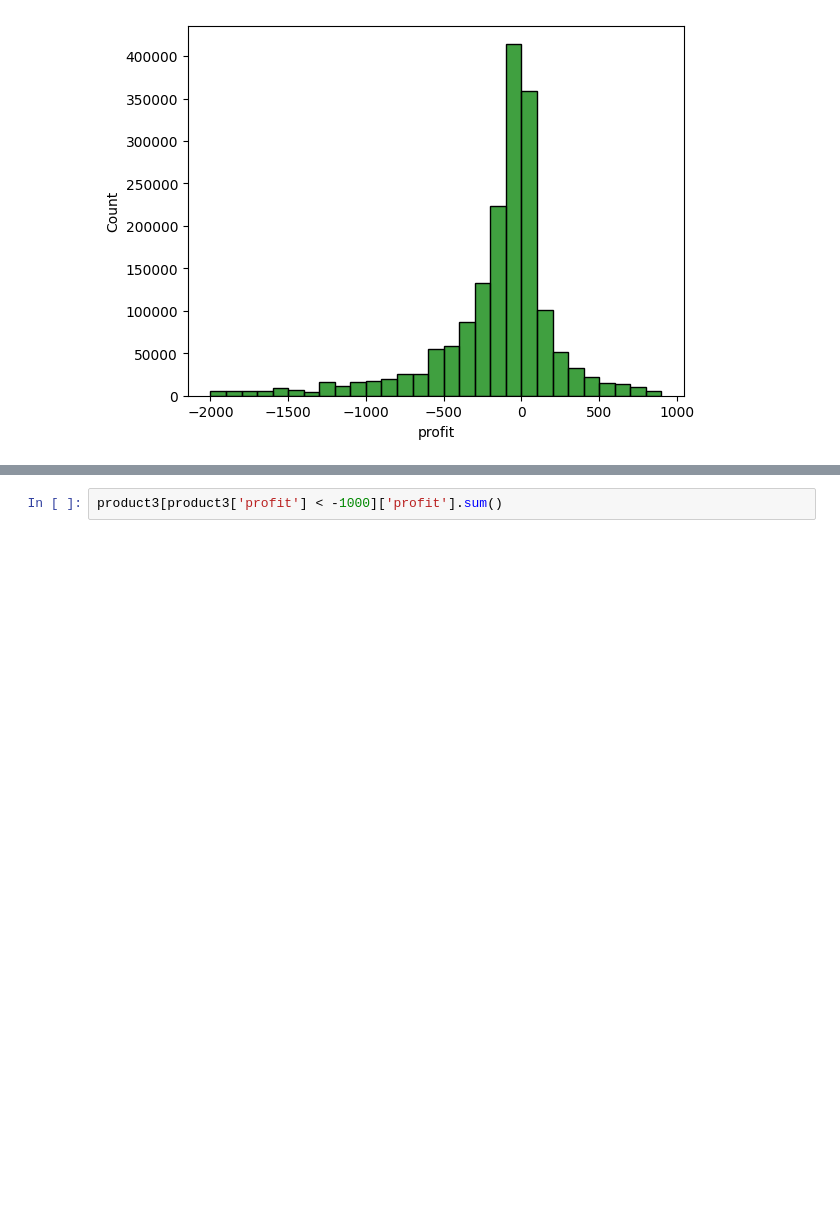
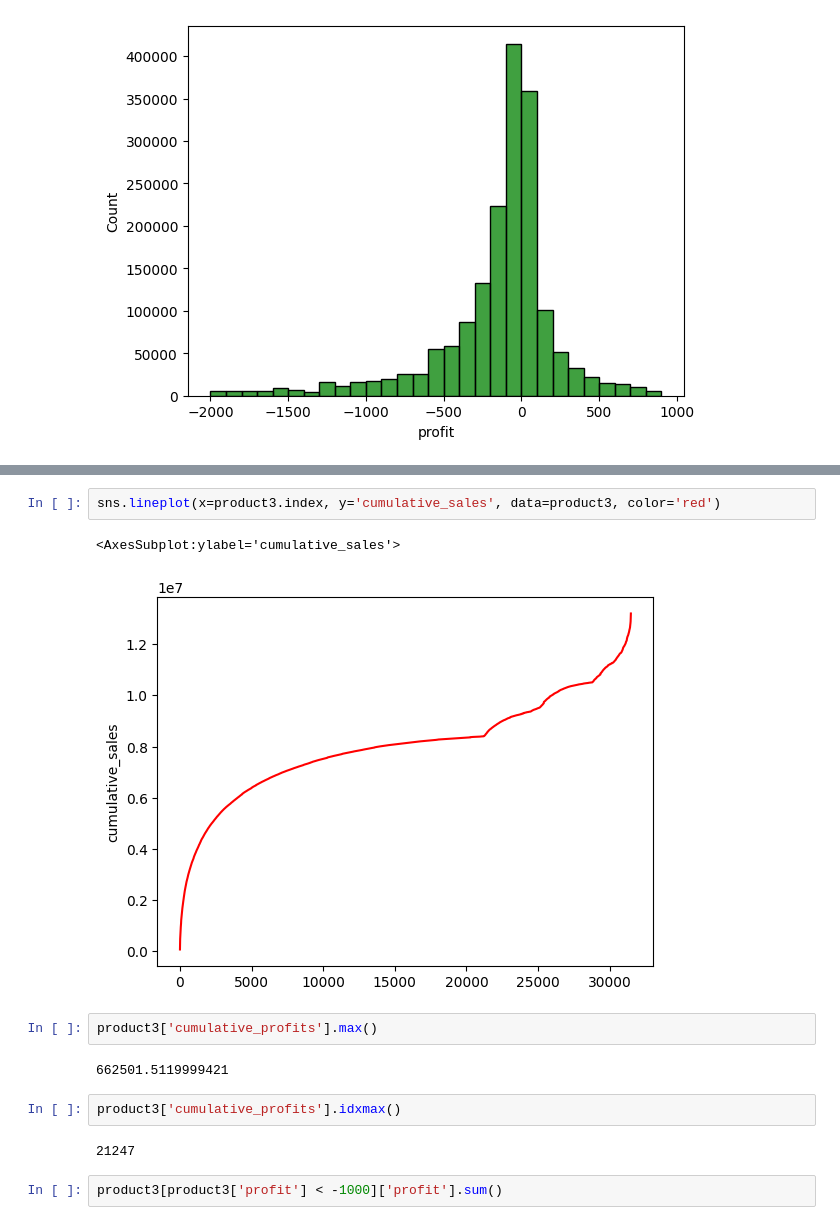
Before and after one commit to Rafikirs/data-recap_ceo_request, a Jupyter notebook: ceo_request.ipynb, the cells around one changed output, grey strips where cells are left out. Saved outputs shown, nothing was run; the diff lists cells and outputs as text; blank space fills up the shorter version.

```diff
--- a/ceo_request.ipynb
+++ b/ceo_request.ipynb
@@ -467,3 +512,16 @@ sns.histplot(data=product3, x='profit', weights=np.abs(product3['profit']), bins
+# %%
+sns.lineplot(x=product3.index, y='cumulative_sales', data=product3, color='red')
+# %% [output]
+<AxesSubplot:ylabel='cumulative_sales'>
+[figure, added]
+# %%
+product3['cumulative_profits'].max()
+# %% [output]
+662501.5119999421
+# %%
+product3['cumulative_profits'].idxmax()
+# %% [output]
+21247
 # %%
 product3[product3['profit'] < -1000]['profit'].sum()
 # %% [output]
```
Also changed, not shown: parts of 49 cells of this notebook.
